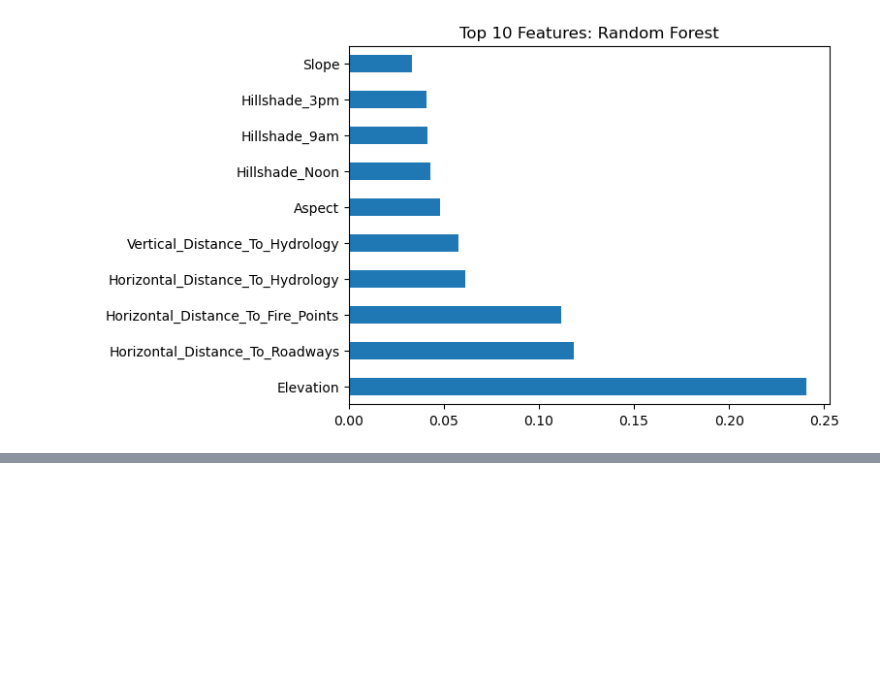
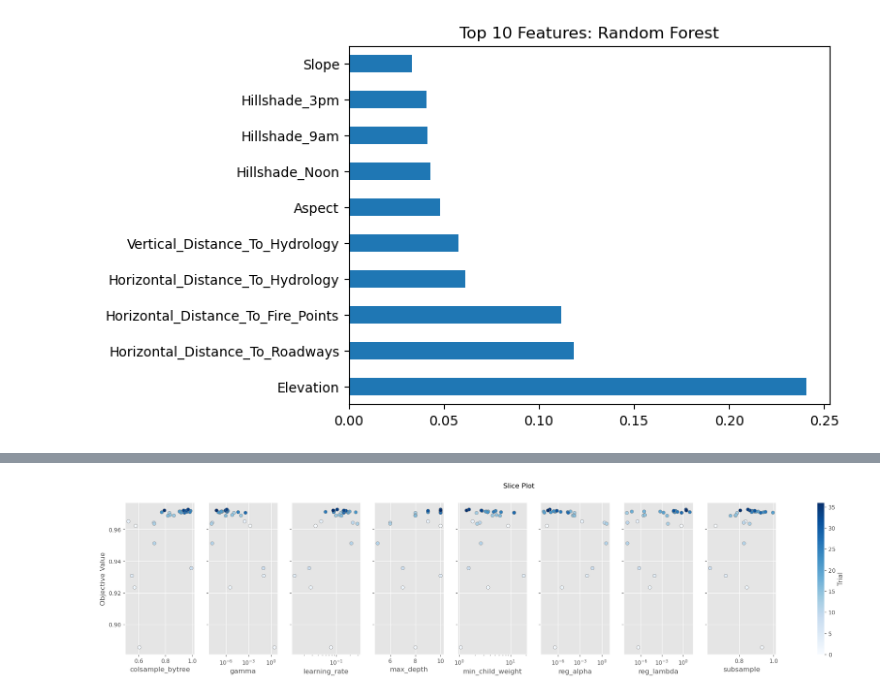
Before and after one commit to ZeyadElgedawy/Forest-Cover-Type-Classification, a Jupyter notebook: src/forest_cover_type_classification.ipynb, the cells around one changed output, grey strips where cells are left out. Cells and saved outputs as stored; diff of their text form; code cells hidden in the pictures; blank space fills up the shorter version.

```diff
--- a/src/forest_cover_type_classification.ipynb
+++ b/src/forest_cover_type_classification.ipynb
@@ -391,0 +426,5 @@ KeyboardInterrupt:
+# %%
+plot_slice(study)
+plt.show()
+# %% [output]
+[figure, added]
```
Also changed, not shown: parts of 11 cells of this notebook.
